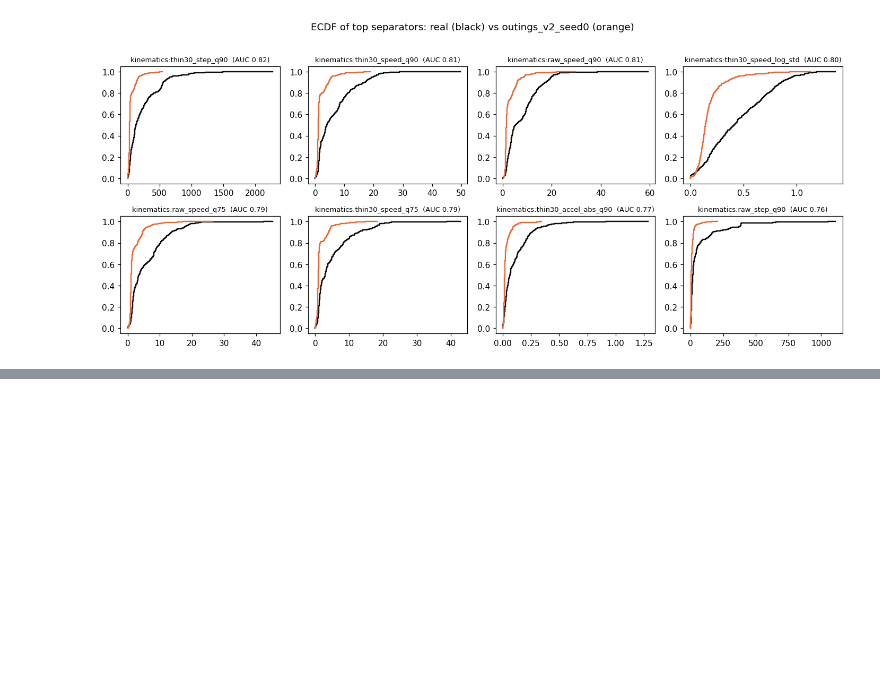
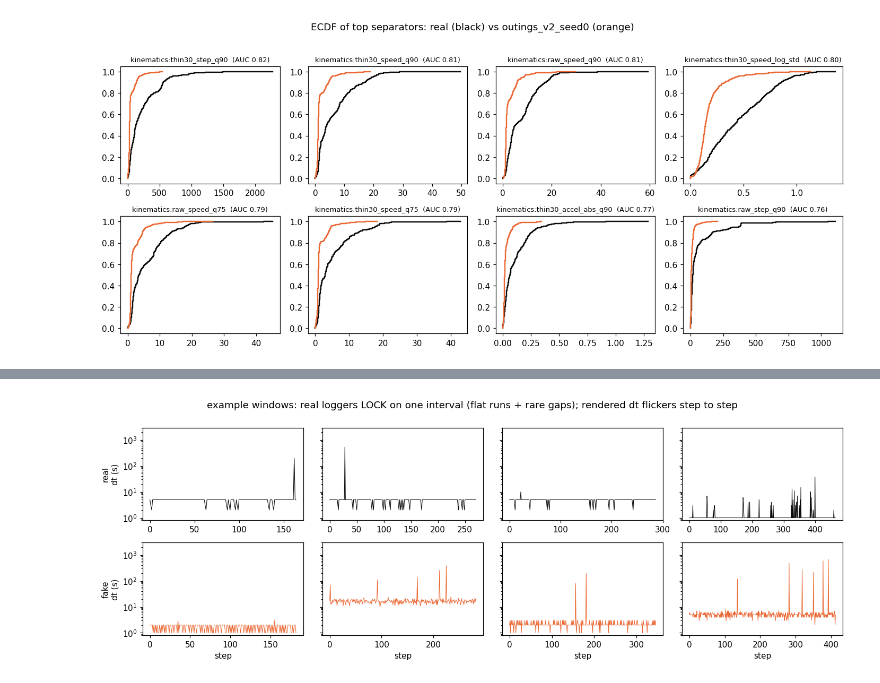
Before and after one commit to nadav-grossaug/twin, a Jupyter notebook: src/algorithms/algo_aim/geolife/eval/notebooks/viz_discriminator.ipynb, the cells around one changed output, grey strips where cells are left out. Saved outputs shown, nothing was run; the diff lists cells and outputs as text; code cells hidden in the pictures; blank space fills up the shorter version.

```diff
--- a/src/algorithms/algo_aim/geolife/eval/notebooks/viz_discriminator.ipynb
+++ b/src/algorithms/algo_aim/geolife/eval/notebooks/viz_discriminator.ipynb
@@ -245,0 +298,20 @@ map group can be deprioritised - it separates barely and the model ignores it.
+# %%
+rng3 = np.random.default_rng(1)
+def pick(wins, n=4, kmin=150):
+    big = [w for w in wins if w.k >= kmin]
+    return [big[i] for i in rng3.choice(len(big), n, replace=False)]
+fig, axes = plt.subplots(2, 4, figsize=(13, 4.6), sharey=True)
+for row, (wins, c, lab) in enumerate(((pick(rwin), "#0b0b0b", "real"), (pick(fwin), "#eb6834", "fake"))):
+    for ax, w in zip(axes[row], wins):
+        dt = np.diff(w.t).astype(float)
+        ax.plot(dt, color=c, lw=0.7)
+        ax.set_yscale("log"); ax.set_ylim(0.8, 3000)
+        if ax is axes[row][0]:
+            ax.set_ylabel(f"{lab}\ndt (s)")
+for ax in axes[1]:
+    ax.set_xlabel("step")
+fig.suptitle("example windows: real loggers LOCK on one interval (flat runs + rare gaps); "
+             "rendered dt flickers step to step", y=1.0)
+plt.tight_layout()
+# %% [output]
+[figure, added]
```
Also changed, not shown: parts of 7 cells of this notebook, 5 other files.
